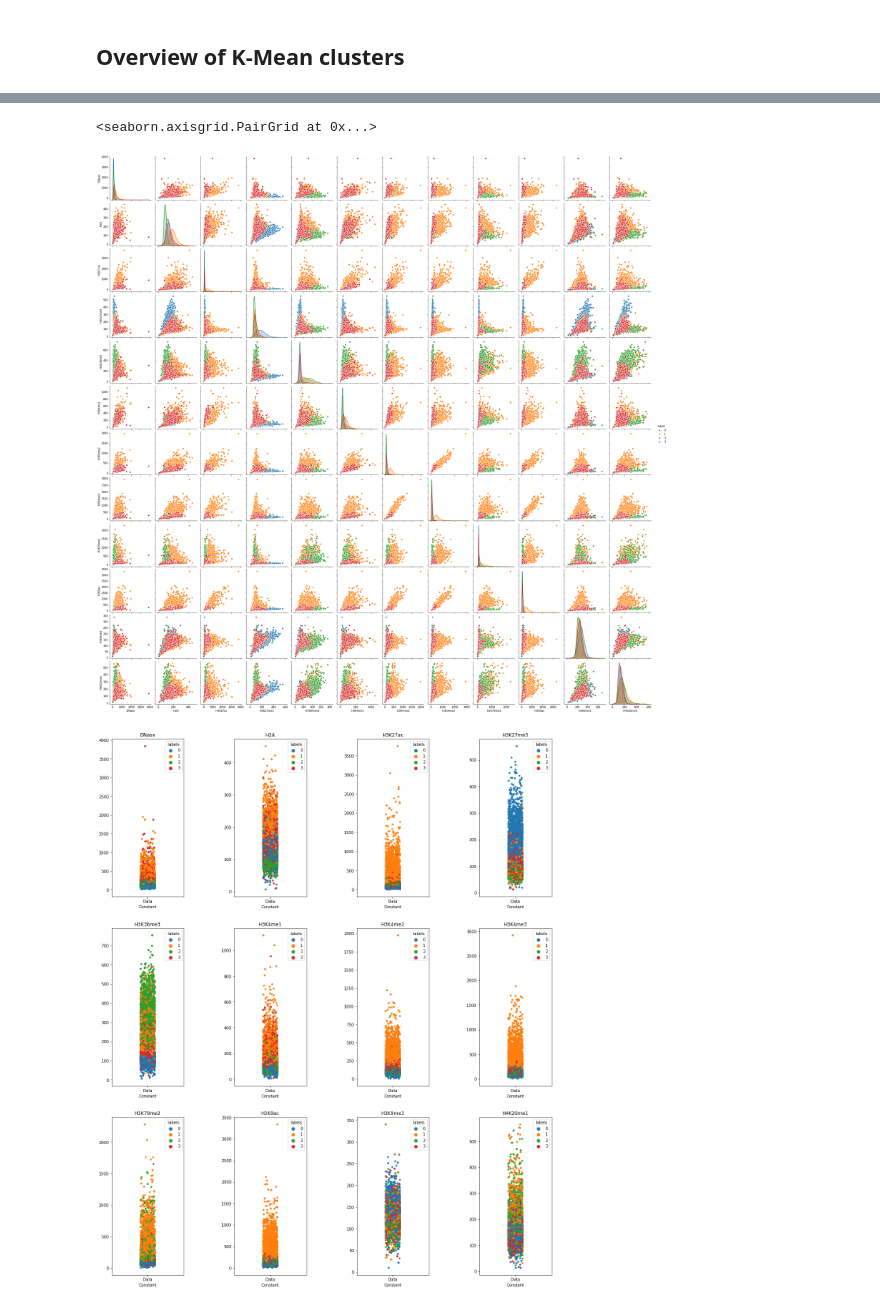
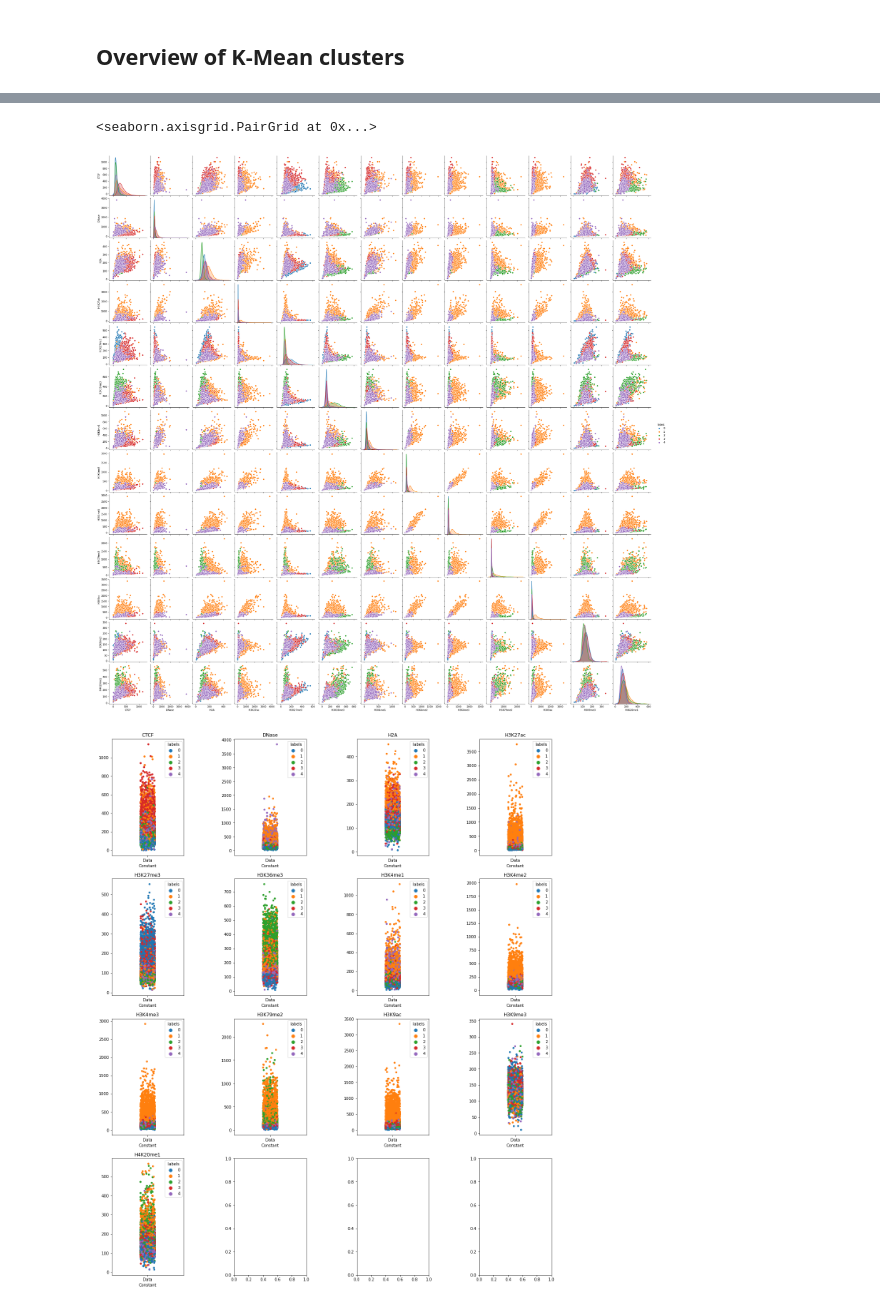
Before and after one commit to leyenphi2000/MLResearch, a Jupyter notebook: Unsupervised/Kmeans_hela_test.ipynb, the cells around one changed output, grey strips where cells are left out. Cells and saved outputs as stored; diff of their text form; code cells hidden in the pictures.

```diff
--- a/Unsupervised/Kmeans_hela_test.ipynb
+++ b/Unsupervised/Kmeans_hela_test.ipynb
@@ -12,7 +12,7 @@ from sklearn.metrics import silhouette_score
 # %%
 data = pd.read_csv("hela.csv")
 # %%
-features = data.iloc[:,1:-1].apply(pd.to_numeric,errors='coerce')
+features = data.iloc[:,0:-1].apply(pd.to_numeric,errors='coerce')
 # %%
 features
 # %% [output]
@@ -42,6 +42,6 @@ normalized_features = stats.zscore(array, axis = 1)
 # %%
 #normalized_features = Normalizer().fit_transform(features)
 normalized_features = pd.DataFrame(normalized_features)
-normalized_features.columns = ['DNase','H2A','H3K27ac','H3K27me3','H3K36me3','H3K4me1','H3K4me2','H3K4me3','H3K79me2','H3K9ac','H3K9me3','H4K20me1']
+normalized_features.columns = ['CTCF','DNase','H2A','H3K27ac','H3K27me3','H3K36me3','H3K4me1','H3K4me2','H3K4me3','H3K79me2','H3K9ac','H3K9me3','H4K20me1']
 normalized_features
 # %% [output]
@@ -100,7 +100,7 @@ plt.show()
 # %%
 kmeans = KMeans(
     init="random",
-    n_clusters=4,
+    n_clusters=5,
     n_init=10,
     max_iter=300,
     random_state=12
@@ -145,25 +169,25 @@ labeled = labeled.rename({0:'labels'},axis=1)
 sns.pairplot(labeled,hue='labels')
 # %% [output]
 <seaborn.axisgrid.PairGrid at 0x...>
-[figure, old version]
+[figure, new version]
 # %%
 labeled['Constant'] = "Data"
 # %%
-f, axes = plt.subplots(3, 4, figsize=(20, 25), sharex=False)
+f, axes = plt.subplots(4, 4, figsize=(20, 25), sharex=False)
 f.subplots_adjust(hspace=0.2, wspace=0.7)
 for i in range(0,len(list(labeled))-2):
     col = labeled.columns[i]
     if i < 4:
         ax = sns.stripplot(x=labeled['Constant'],y=labeled[col].values,hue=labeled['labels'],jitter=True,ax=axes[0,(i)])
         ax.set_title(col)
     elif i >= 4 and i<8:
         ax = sns.stripplot(x=labeled['Constant'],y=labeled[col].values,hue=labeled['labels'],jitter=True,ax=axes[1,(i-4)])
         ax.set_title(col)
     elif i >= 8 and i<12:
         ax = sns.stripplot(x=labeled['Constant'],y=labeled[col].values,hue=labeled['labels'],jitter=True,ax=axes[2,(i-8)])
         ax.set_title(col)
     elif i >= 12:
         ax = sns.stripplot(x=labeled['Constant'],y=labeled[col].values,hue=labeled['labels'],jitter=True,ax=axes[3,(i-12)])
         ax.set_title(col)
 # %% [output]
-[figure, old version]
+[figure, new version]
```
Also changed, not shown: parts of 13 cells of this notebook.
